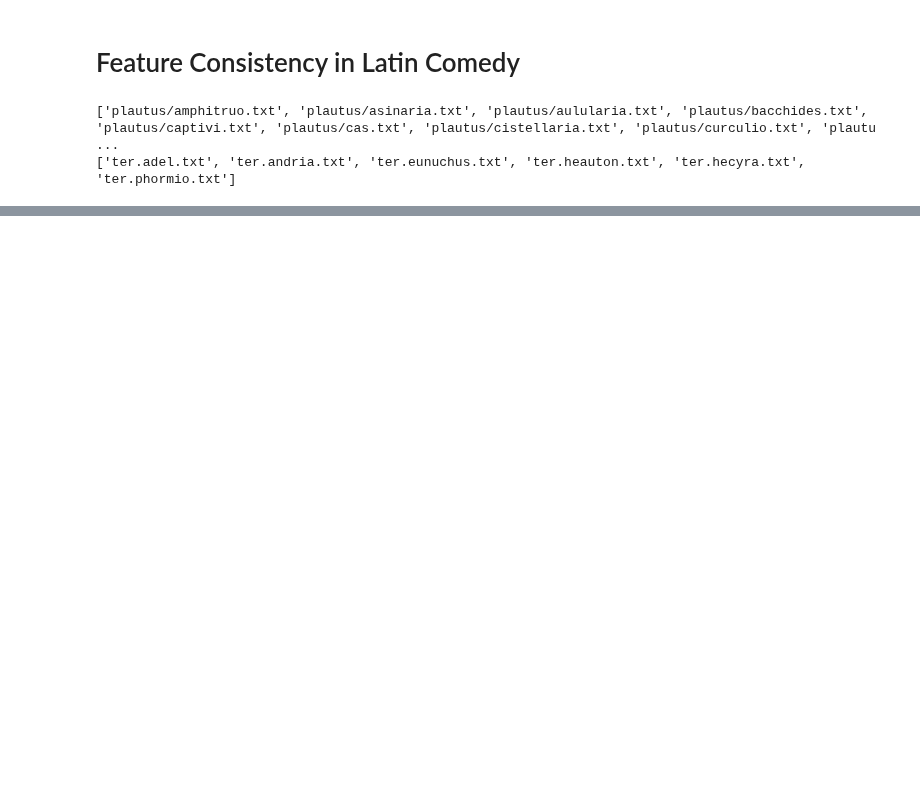
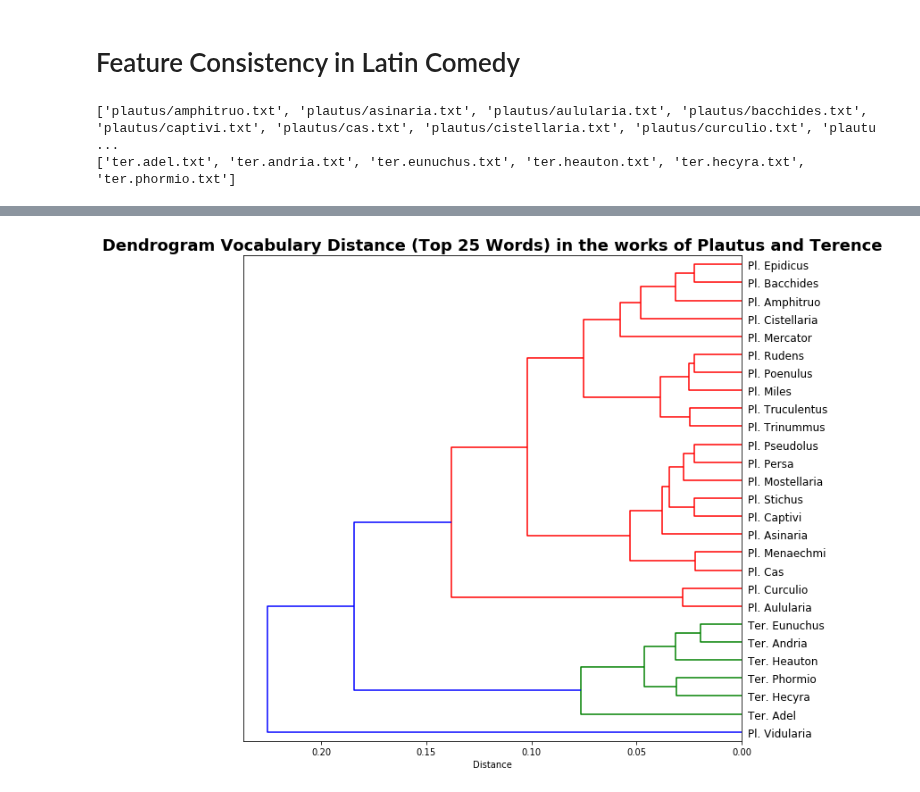
Before and after one commit to diyclassics/ll-experiments, a Jupyter notebook: consistency.ipynb, the cells around one changed output, grey strips where cells are left out. Cells and saved outputs as stored; diff of their text form; code cells hidden in the pictures; blank space fills up the shorter version.

```diff
--- a/consistency.ipynb
+++ b/consistency.ipynb
@@ -269,0 +239,21 @@ print(top_lemmas)
+# %%
+# Create dendrogram to show distance
+
+from scipy.cluster.hierarchy import ward, dendrogram
+linkage_matrix = ward(dist)
+
+dtm = vectorizer.fit_transform(texts)
+dtm = dtm.toarray()
+
+dist = 1 - cosine_similarity(dtm)
+mds = MDS(n_components=2, dissimilarity='precomputed', random_state=1)
+pos = mds.fit_transform(dist)
+linkage_matrix = ward(dist)
+
+plt.figure(figsize=(10,10))
+plt.title(f'Dendrogram Vocabulary Distance (Top {top} Words) in the works of Plautus and Terence', fontsize=18, fontweight='bold')
+plt.xlabel('Distance')
+dendrogram(linkage_matrix, orientation="left", labels=titles, leaf_font_size=12);
+plt.show()
+# %% [output]
+[figure, added]
```
Also changed, not shown: parts of 30 cells of this notebook.
